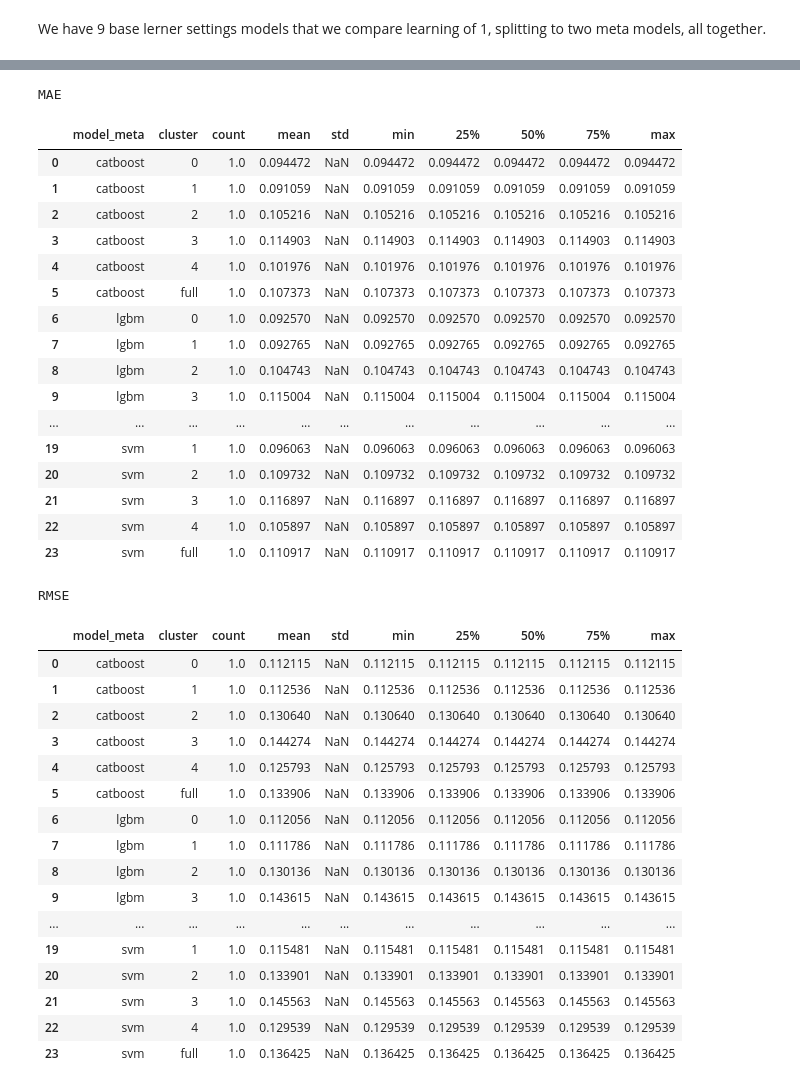
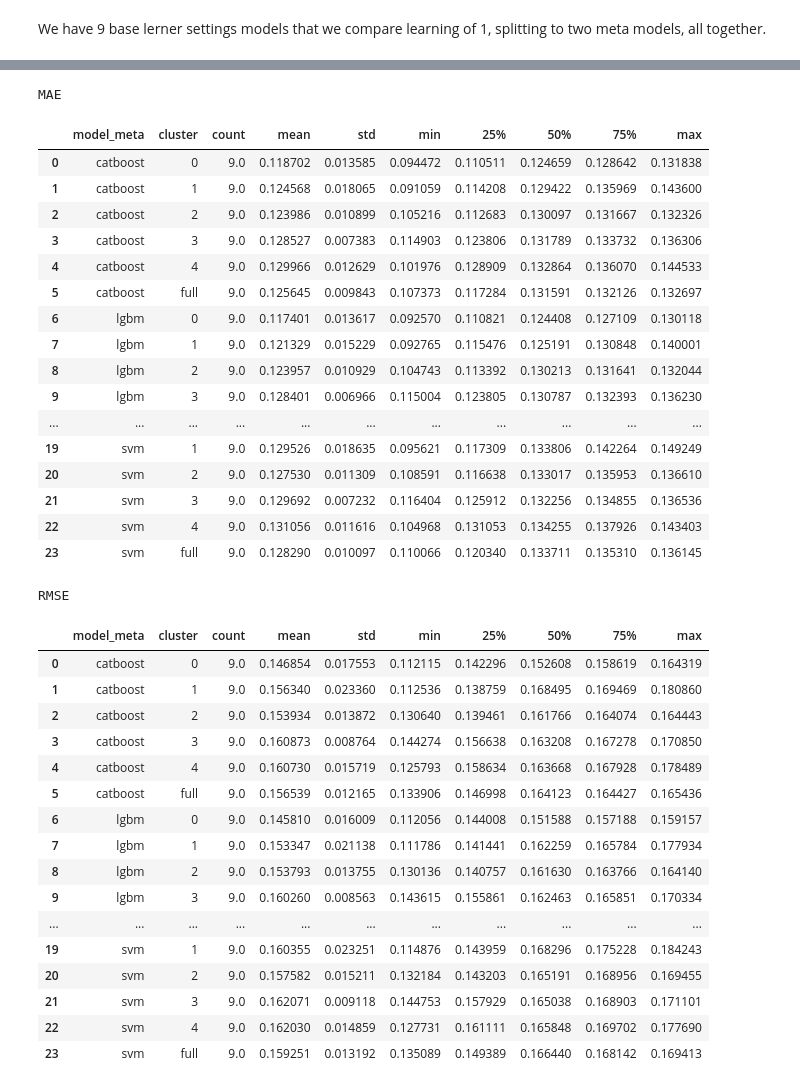
Before and after one commit to lizzzi111/Meta_Learning_Monitoring_Source_Code, a Jupyter notebook: TML_experiment/Child_selection.ipynb, the cells around one changed output, grey strips where cells are left out. Drawn from its saved outputs; the diff is of its cells as text; code cells hidden in the pictures.

```diff
--- a/TML_experiment/Child_selection.ipynb
+++ b/TML_experiment/Child_selection.ipynb
@@ -23,7 +23,8 @@ ANALYSIS_POSTFIX = "mined_sudden_2024-08-26"
 
 experiment_config = {
     "RS" : 42,
-    "ANALYSIS_POSTFIX": ANALYSIS_POSTFIX
+    "ANALYSIS_POSTFIX": ANALYSIS_POSTFIX,
+    "FEATURE_MODE" : "CODE", # CODE_MODEL
 }
 # %%
 def step_two(experiment_config,
@@ -205,8 +270,6 @@ for model_base in MODELS_LIST:
 
         results_cv_df = pd.concat([results_cv_df, t_res], axis=0)
 
-    break
-
 results_cv_df = results_cv_df.sort_values(["model_meta", "cluster"])
 # %% [output]
 0
@@ -286,44 +383,44 @@ You can set `force_col_wise=true` to remove the overhead.
 # %%
 print("MAE")
-display(results_df.groupby(["model_meta", "cluster"], as_index=False)["mae"].describe())
+display(results_cv_df.groupby(["model_meta", "cluster"], as_index=False)["mae"].describe())
 # %% [output]
 MAE
 |  | model_meta | cluster | count | mean | std | min | 25% | 50% | 75% | max |
-| 0 | catboost | 0 | 1.0 | 0.094472 | NaN | 0.094472 | 0.094472 | 0.094472 | 0.094472 | 0.094472 |
-| 1 | catboost | 1 | 1.0 | 0.091059 | NaN | 0.091059 | 0.091059 | 0.091059 | 0.091059 | 0.091059 |
-| 2 | catboost | 2 | 1.0 | 0.105216 | NaN | 0.105216 | 0.105216 | 0.105216 | 0.105216 | 0.105216 |
-| 3 | catboost | 3 | 1.0 | 0.114903 | NaN | 0.114903 | 0.114903 | 0.114903 | 0.114903 | 0.114903 |
-| 4 | catboost | 4 | 1.0 | 0.101976 | NaN | 0.101976 | 0.101976 | 0.101976 | 0.101976 | 0.101976 |
-| 5 | catboost | full | 1.0 | 0.107373 | NaN | 0.107373 | 0.107373 | 0.107373 | 0.107373 | 0.107373 |
-| 6 | lgbm | 0 | 1.0 | 0.092570 | NaN | 0.092570 | 0.092570 | 0.092570 | 0.092570 | 0.092570 |
-| 7 | lgbm | 1 | 1.0 | 0.092765 | NaN | 0.092765 | 0.092765 | 0.092765 | 0.092765 | 0.092765 |
-| 8 | lgbm | 2 | 1.0 | 0.104743 | NaN | 0.104743 | 0.104743 | 0.104743 | 0.104743 | 0.104743 |
-| 9 | lgbm | 3 | 1.0 | 0.115004 | NaN | 0.115004 | 0.115004 | 0.115004 | 0.115004 | 0.115004 |
+| 0 | catboost | 0 | 9.0 | 0.118702 | 0.013585 | 0.094472 | 0.110511 | 0.124659 | 0.128642 | 0.131838 |
+| 1 | catboost | 1 | 9.0 | 0.124568 | 0.018065 | 0.091059 | 0.114208 | 0.129422 | 0.135969 | 0.143600 |
+| 2 | catboost | 2 | 9.0 | 0.123986 | 0.010899 | 0.105216 | 0.112683 | 0.130097 | 0.131667 | 0.132326 |
+| 3 | catboost | 3 | 9.0 | 0.128527 | 0.007383 | 0.114903 | 0.123806 | 0.131789 | 0.133732 | 0.136306 |
+| 4 | catboost | 4 | 9.0 | 0.129966 | 0.012629 | 0.101976 | 0.128909 | 0.132864 | 0.136070 | 0.144533 |
+| 5 | catboost | full | 9.0 | 0.125645 | 0.009843 | 0.107373 | 0.117284 | 0.131591 | 0.132126 | 0.132697 |
+| 6 | lgbm | 0 | 9.0 | 0.117401 | 0.013617 | 0.092570 | 0.110821 | 0.124408 | 0.127109 | 0.130118 |
+| 7 | lgbm | 1 | 9.0 | 0.121329 | 0.015229 | 0.092765 | 0.115476 | 0.125191 | 0.130848 | 0.140001 |
+| 8 | lgbm | 2 | 9.0 | 0.123957 | 0.010929 | 0.104743 | 0.113392 | 0.130213 | 0.131641 | 0.132044 |
+| 9 | lgbm | 3 | 9.0 | 0.128401 | 0.006966 | 0.115004 | 0.123805 | 0.130787 | 0.132393 | 0.136230 |
 | ... | ... | ... | ... | ... | ... | ... | ... | ... | ... | ... |
-| 19 | svm | 1 | 1.0 | 0.096063 | NaN | 0.096063 | 0.096063 | 0.096063 | 0.096063 | 0.096063 |
-| 20 | svm | 2 | 1.0 | 0.109732 | NaN | 0.109732 | 0.109732 | 0.109732 | 0.109732 | 0.109732 |
-| 21 | svm | 3 | 1.0 | 0.116897 | NaN | 0.116897 | 0.116897 | 0.116897 | 0.116897 | 0.116897 |
-| 22 | svm | 4 | 1.0 | 0.105897 | NaN | 0.105897 | 0.105897 | 0.105897 | 0.105897 | 0.105897 |
-| 23 | svm | full | 1.0 | 0.110917 | NaN | 0.110917 | 0.110917 | 0.110917 | 0.110917 | 0.110917 |
+| 19 | svm | 1 | 9.0 | 0.129526 | 0.018635 | 0.095621 | 0.117309 | 0.133806 | 0.142264 | 0.149249 |
+| 20 | svm | 2 | 9.0 | 0.127530 | 0.011309 | 0.108591 | 0.116638 | 0.133017 | 0.135953 | 0.136610 |
+| 21 | svm | 3 | 9.0 | 0.129692 | 0.007232 | 0.116404 | 0.125912 | 0.132256 | 0.134855 | 0.136536 |
+| 22 | svm | 4 | 9.0 | 0.131056 | 0.011616 | 0.104968 | 0.131053 | 0.134255 | 0.137926 | 0.143403 |
+| 23 | svm | full | 9.0 | 0.128290 | 0.010097 | 0.110066 | 0.120340 | 0.133711 | 0.135310 | 0.136145 |
 # %%
 print("RMSE")
-display(results_df.groupby(["model_meta", "cluster"], as_index=False)["rmse"].describe())
+display(results_cv_df.groupby(["model_meta", "cluster"], as_index=False)["rmse"].describe())
 # %% [output]
 RMSE
 |  | model_meta | cluster | count | mean | std | min | 25% | 50% | 75% | max |
-| 0 | catboost | 0 | 1.0 | 0.112115 | NaN | 0.112115 | 0.112115 | 0.112115 | 0.112115 | 0.112115 |
-| 1 | catboost | 1 | 1.0 | 0.112536 | NaN | 0.112536 | 0.112536 | 0.112536 | 0.112536 | 0.112536 |
-| 2 | catboost | 2 | 1.0 | 0.130640 | NaN | 0.130640 | 0.130640 | 0.130640 | 0.130640 | 0.130640 |
-| 3 | catboost | 3 | 1.0 | 0.144274 | NaN | 0.144274 | 0.144274 | 0.144274 | 0.144274 | 0.144274 |
-| 4 | catboost | 4 | 1.0 | 0.125793 | NaN | 0.125793 | 0.125793 | 0.125793 | 0.125793 | 0.125793 |
-| 5 | catboost | full | 1.0 | 0.133906 | NaN | 0.133906 | 0.133906 | 0.133906 | 0.133906 | 0.133906 |
-| 6 | lgbm | 0 | 1.0 | 0.112056 | NaN | 0.112056 | 0.112056 | 0.112056 | 0.112056 | 0.112056 |
-| 7 | lgbm | 1 | 1.0 | 0.111786 | NaN | 0.111786 | 0.111786 | 0.111786 | 0.111786 | 0.111786 |
-| 8 | lgbm | 2 | 1.0 | 0.130136 | NaN | 0.130136 | 0.130136 | 0.130136 | 0.130136 | 0.130136 |
-| 9 | lgbm | 3 | 1.0 | 0.143615 | NaN | 0.143615 | 0.143615 | 0.143615 | 0.143615 | 0.143615 |
+| 0 | catboost | 0 | 9.0 | 0.146854 | 0.017553 | 0.112115 | 0.142296 | 0.152608 | 0.158619 | 0.164319 |
+| 1 | catboost | 1 | 9.0 | 0.156340 | 0.023360 | 0.112536 | 0.138759 | 0.168495 | 0.169469 | 0.180860 |
+| 2 | catboost | 2 | 9.0 | 0.153934 | 0.013872 | 0.130640 | 0.139461 | 0.161766 | 0.164074 | 0.164443 |
+| 3 | catboost | 3 | 9.0 | 0.160873 | 0.008764 | 0.144274 | 0.156638 | 0.163208 | 0.167278 | 0.170850 |
+| 4 | catboost | 4 | 9.0 | 0.160730 | 0.015719 | 0.125793 | 0.158634 | 0.163668 | 0.167928 | 0.178489 |
+| 5 | catboost | full | 9.0 | 0.156539 | 0.012165 | 0.133906 | 0.146998 | 0.164123 | 0.164427 | 0.165436 |
+| 6 | lgbm | 0 | 9.0 | 0.145810 | 0.016009 | 0.112056 | 0.144008 | 0.151588 | 0.157188 | 0.159157 |
+| 7 | lgbm | 1 | 9.0 | 0.153347 | 0.021138 | 0.111786 | 0.141441 | 0.162259 | 0.165784 | 0.177934 |
+| 8 | lgbm | 2 | 9.0 | 0.153793 | 0.013755 | 0.130136 | 0.140757 | 0.161630 | 0.163766 | 0.164140 |
+| 9 | lgbm | 3 | 9.0 | 0.160260 | 0.008563 | 0.143615 | 0.155861 | 0.162463 | 0.165851 | 0.170334 |
 | ... | ... | ... | ... | ... | ... | ... | ... | ... | ... | ... |
-| 19 | svm | 1 | 1.0 | 0.115481 | NaN | 0.115481 | 0.115481 | 0.115481 | 0.115481 | 0.115481 |
-| 20 | svm | 2 | 1.0 | 0.133901 | NaN | 0.133901 | 0.133901 | 0.133901 | 0.133901 | 0.133901 |
-| 21 | svm | 3 | 1.0 | 0.145563 | NaN | 0.145563 | 0.145563 | 0.145563 | 0.145563 | 0.145563 |
-| 22 | svm | 4 | 1.0 | 0.129539 | NaN | 0.129539 | 0.129539 | 0.129539 | 0.129539 | 0.129539 |
-| 23 | svm | full | 1.0 | 0.136425 | NaN | 0.136425 | 0.136425 | 0.136425 | 0.136425 | 0.136425 |
+| 19 | svm | 1 | 9.0 | 0.160355 | 0.023251 | 0.114876 | 0.143959 | 0.168296 | 0.175228 | 0.184243 |
+| 20 | svm | 2 | 9.0 | 0.157582 | 0.015211 | 0.132184 | 0.143203 | 0.165191 | 0.168956 | 0.169455 |
+| 21 | svm | 3 | 9.0 | 0.162071 | 0.009118 | 0.144753 | 0.157929 | 0.165038 | 0.168903 | 0.171101 |
+| 22 | svm | 4 | 9.0 | 0.162030 | 0.014859 | 0.127731 | 0.161111 | 0.165848 | 0.169702 | 0.177690 |
+| 23 | svm | full | 9.0 | 0.159251 | 0.013192 | 0.135089 | 0.149389 | 0.166440 | 0.168142 | 0.169413 |
```
Also changed, not shown: parts of 7 cells of this notebook, 1 other file.
